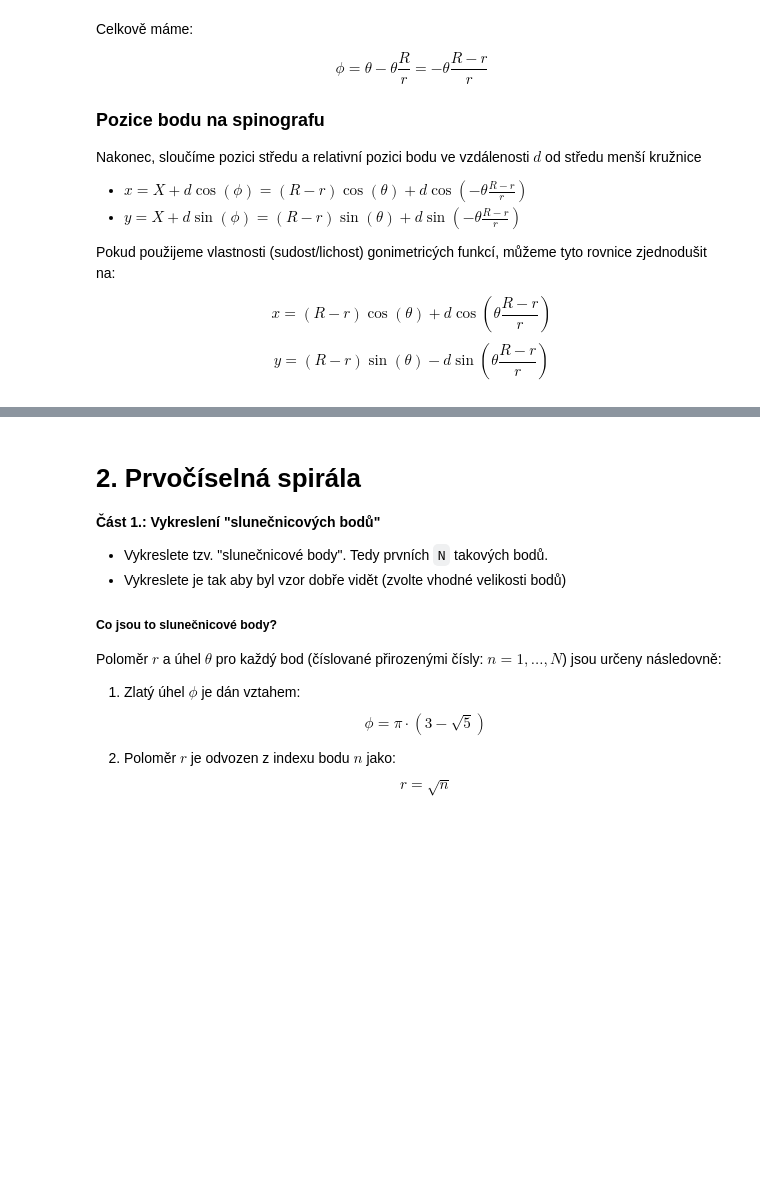
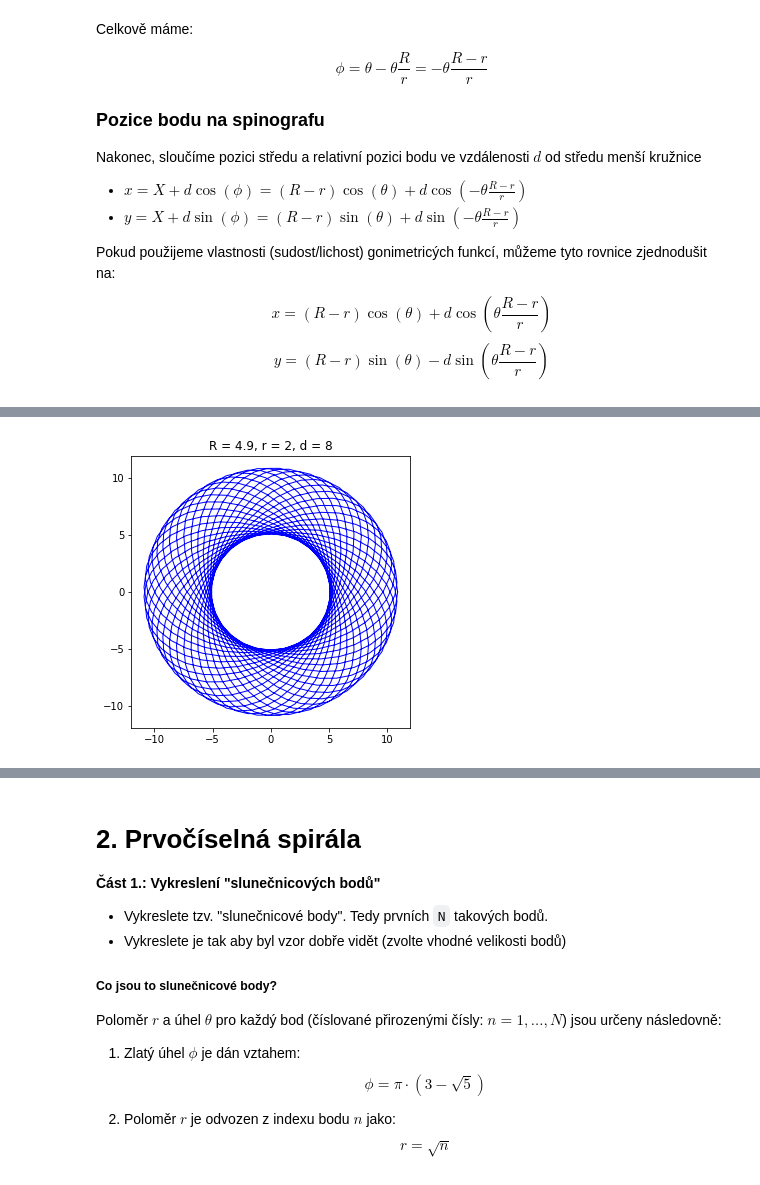
Before and after one commit to TAB0048/vvp-DU, a Jupyter notebook: DU4/DU4.ipynb, the cells around one changed output, grey strips where cells are left out. Cells and saved outputs as stored; diff of their text form; code cells hidden in the pictures; blank space fills up the shorter version.

```diff
--- a/DU4/DU4.ipynb
+++ b/DU4/DU4.ipynb
@@ -72,0 +89,4 @@ spinograph(10, 3, 1)
+# %%
+spinograph(4.9, 2, 8)
+# %% [output]
+[figure, added]
```
Also changed, not shown: parts of 5 cells of this notebook.
